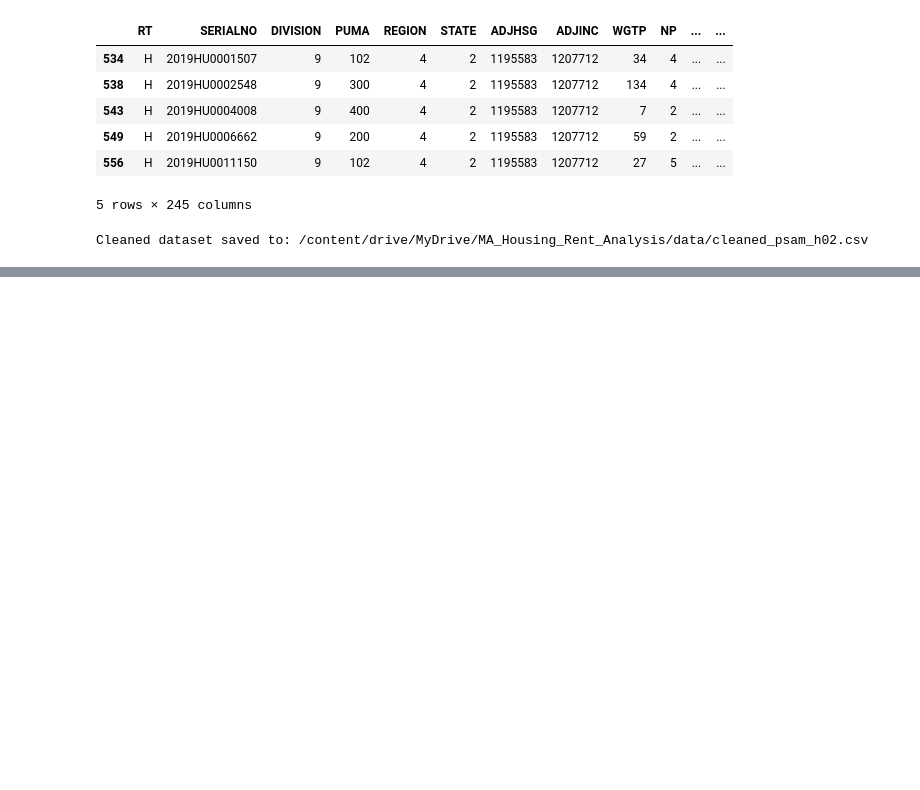
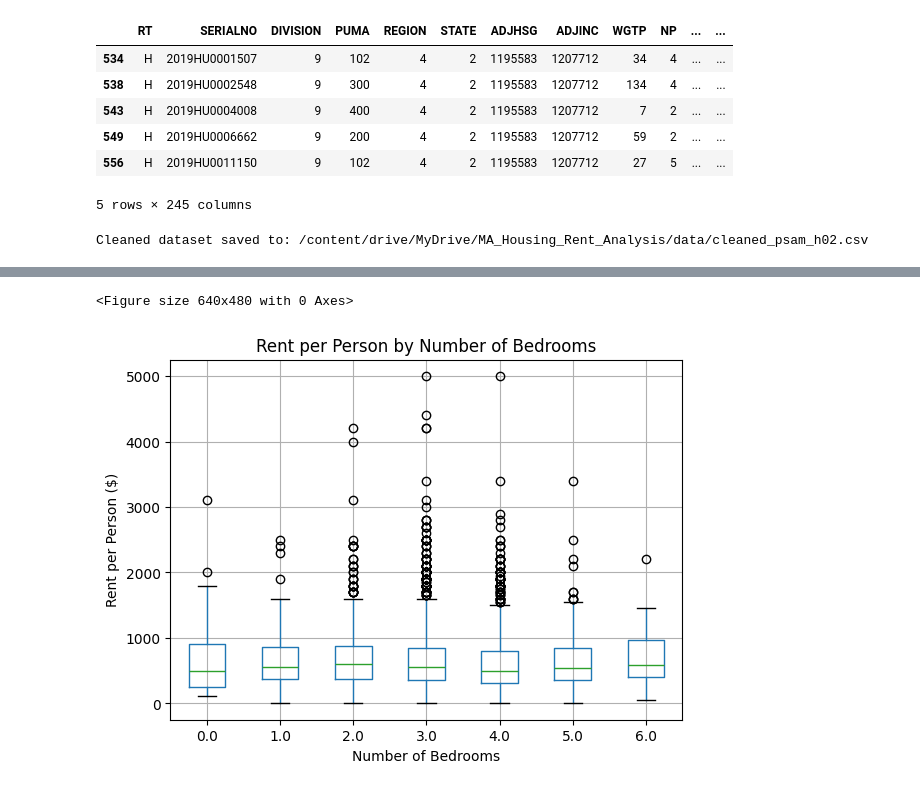
Before and after one commit to decoteau2/MA_Housing_Rent_Analysis, a Jupyter notebook: 01_EDA_MA_Housing_Rent.ipynb, the cells around one changed output, grey strips where cells are left out. Cells and saved outputs as stored; diff of their text form; code cells hidden in the pictures; blank space fills up the shorter version.

```diff
--- a/01_EDA_MA_Housing_Rent.ipynb
+++ b/01_EDA_MA_Housing_Rent.ipynb
@@ -201,0 +253,16 @@ Cleaned dataset saved to: /content/drive/MyDrive/MA_Housing_Rent_Analysis/data/c
+# %%
+import matplotlib.pyplot as plt
+
+# Keep reasonable bedroom counts
+eda_df = df_encoded[df_encoded['BDSP'] <= 6]
+
+plt.figure()
+eda_df.boxplot(column='Rent_per_person', by='BDSP')
+plt.xlabel('Number of Bedrooms')
+plt.ylabel('Rent per Person ($)')
+plt.title('Rent per Person by Number of Bedrooms')
+plt.suptitle('')
+plt.show()
+# %% [output]
+<Figure size 640x480 with 0 Axes>
+[figure, added]
```
Also changed, not shown: parts of 28 cells of this notebook.
